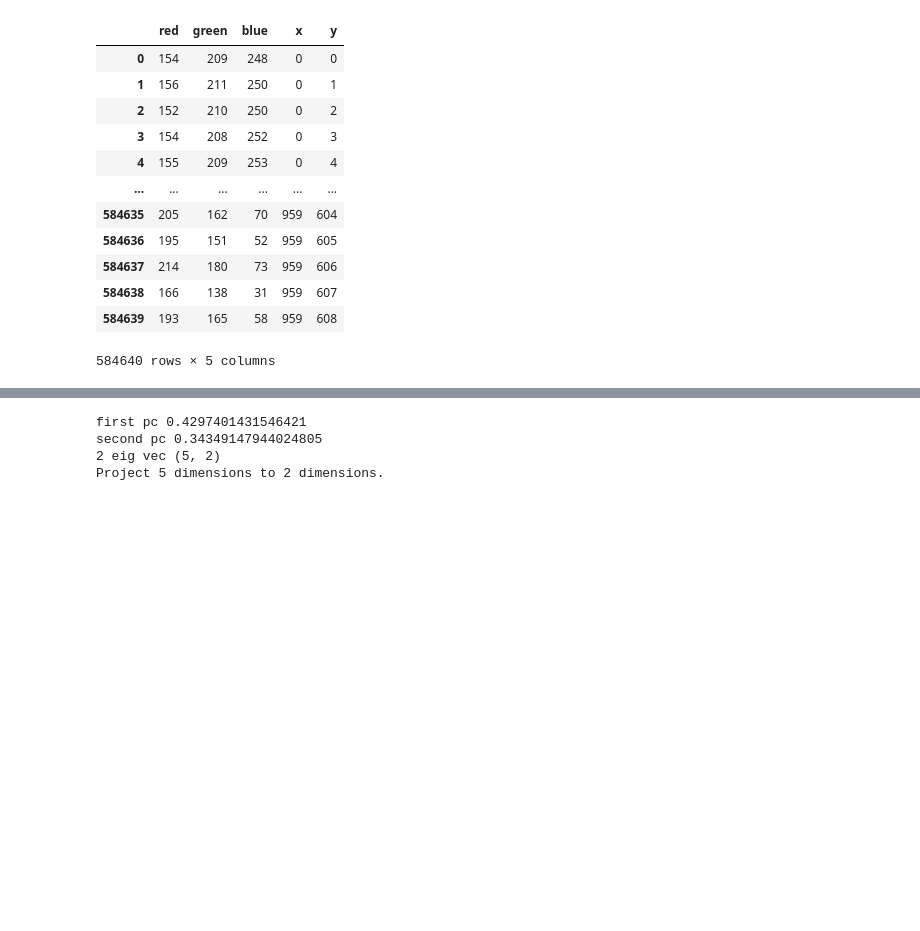
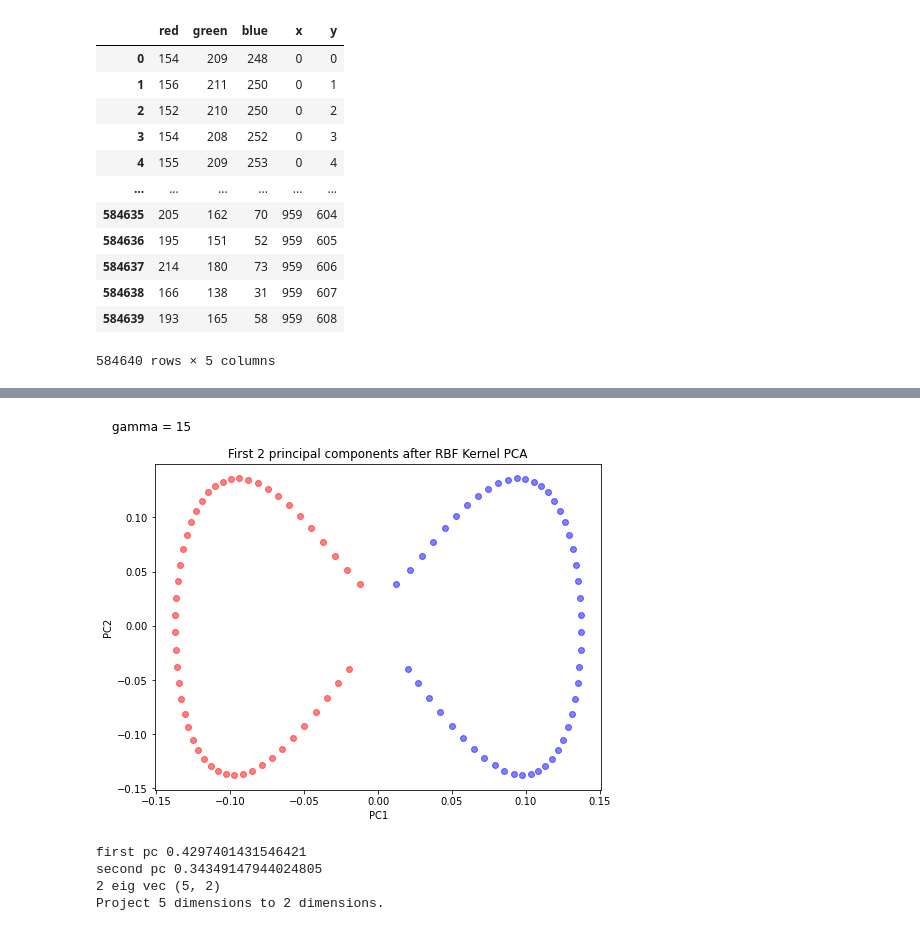
Before and after one commit to outspark/you_work_from_home, a Jupyter notebook: hw02/RGBimage_PCA_KMeans.ipynb, the cells around one changed output, grey strips where cells are left out. Cells and saved outputs as stored; diff of their text form; code cells hidden in the pictures; blank space fills up the shorter version.

Commit message:
added kernel pca code by  seb..

```diff
--- a/hw02/RGBimage_PCA_KMeans.ipynb
+++ b/hw02/RGBimage_PCA_KMeans.ipynb
@@ -129,3 +171,20 @@ def pca_sk(x):
+# %%
+from sklearn.datasets import make_moons
+X, y = make_moons(n_samples=100, random_state=123)
+
+X_pc = stepwise_kpca(X, gamma=15, n_components=2)
+
+plt.figure(figsize=(8,6))
+plt.scatter(X_pc[y==0, 0], X_pc[y==0, 1], color='red', alpha=0.5)
+plt.scatter(X_pc[y==1, 0], X_pc[y==1, 1], color='blue', alpha=0.5)
+
+plt.title('First 2 principal components after RBF Kernel PCA')
+plt.text(-0.18, 0.18, 'gamma = 15', fontsize=12)
+plt.xlabel('PC1')
+plt.ylabel('PC2')
+plt.show()
+# %% [output]
+[figure, added]
 # %%
 features = ['red','green','blue','x','y']
 #features = ['red','green','blue']
```
Also changed, not shown: parts of 8 cells of this notebook.
